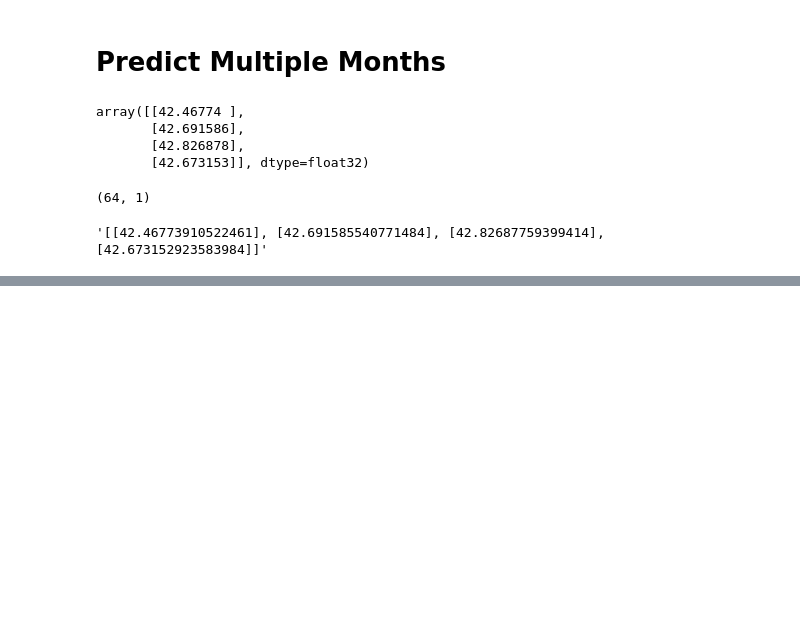
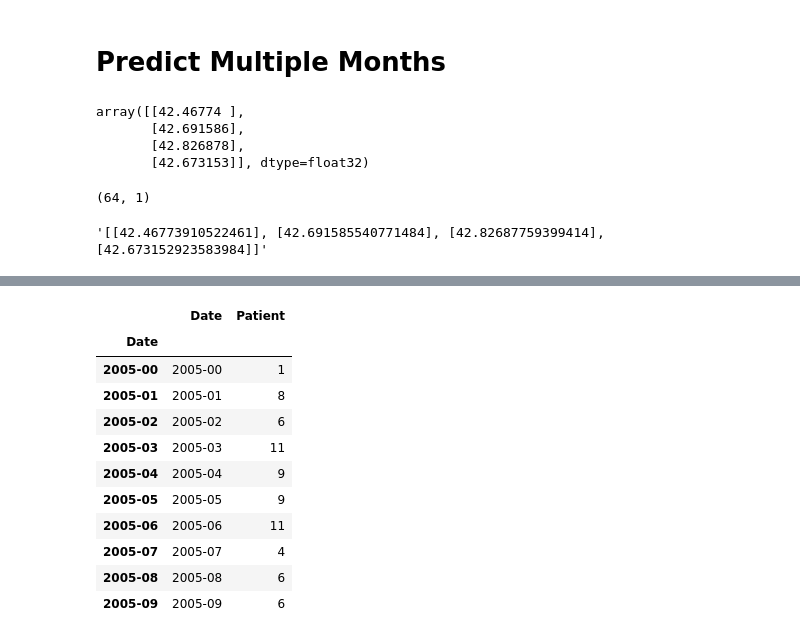
Before and after one commit to muwongeemmanuel/seemlos, a Jupyter notebook: Model/LOS_Encounter.ipynb, the cells around one changed output, grey strips where cells are left out. Drawn from its saved outputs; the diff is of its cells as text; code cells hidden in the pictures; blank space fills up the shorter version.

```diff
--- a/Model/LOS_Encounter.ipynb
+++ b/Model/LOS_Encounter.ipynb
@@ -763,0 +851,18 @@ json_str
+# %%
+#setting index as date
+weekly_series_summary.index = weekly_series_summary['Date']
+# series_summary.drop('Date', axis=1, inplace=True)
+weekly_series_summary.head(10)
+# %% [output]
+|  | Date | Patient |
+| Date |  |  |
+| 2005-00 | 2005-00 | 1 |
+| 2005-01 | 2005-01 | 8 |
+| 2005-02 | 2005-02 | 6 |
+| 2005-03 | 2005-03 | 11 |
+| 2005-04 | 2005-04 | 9 |
+| 2005-05 | 2005-05 | 9 |
+| 2005-06 | 2005-06 | 11 |
+| 2005-07 | 2005-07 | 4 |
+| 2005-08 | 2005-08 | 6 |
+| 2005-09 | 2005-09 | 6 |
```
Also changed, not shown: parts of 30 cells of this notebook, 4 other files.
